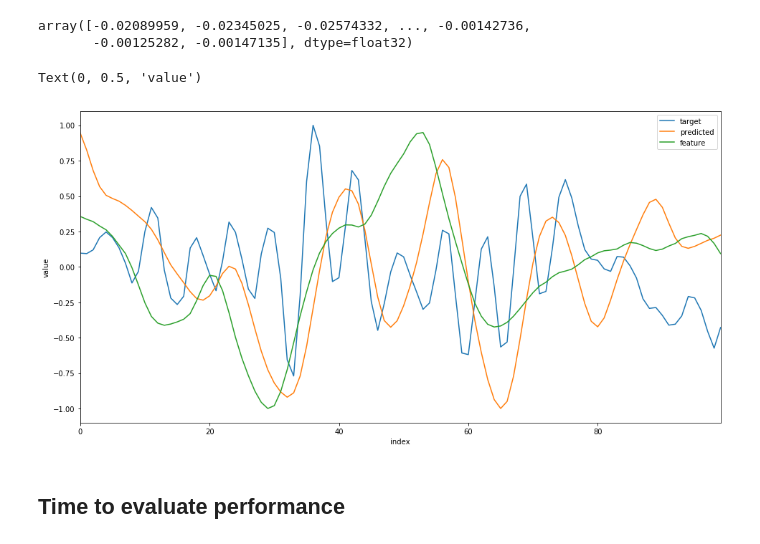
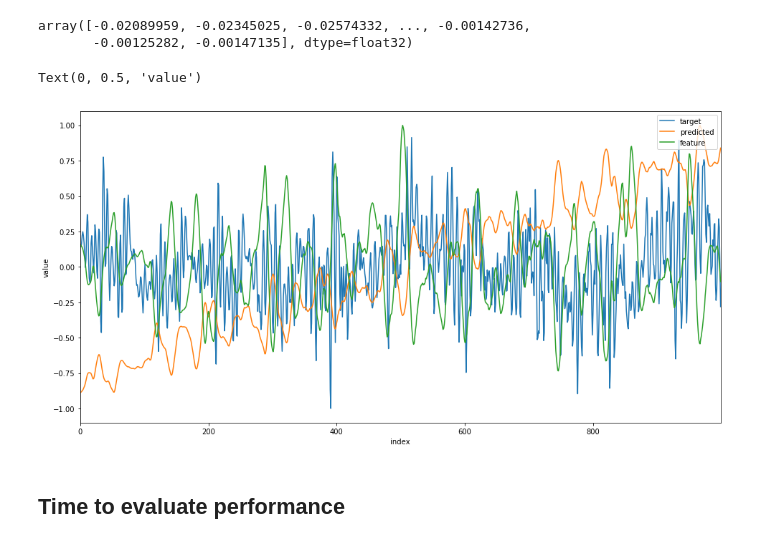
Before and after one commit to naissur/lextac-amp-modelling, a Jupyter notebook: mvp.ipynb, the cells around one changed output. Cells and saved outputs as stored; diff of their text form; code cells hidden in the pictures.

Commit message:
Trying to build a simple RNN model

```diff
--- a/mvp.ipynb
+++ b/mvp.ipynb
@@ -448,11 +468,12 @@ model
 # %% [output]
 <keras.engine.sequential.Sequential at 0x...>
 # %%
+from keras import optimizers
+
 # model.add(Reshape((1, 1), input_shape=(1,), batch_input_shape=(32,)))
 
-BATCH_SIZE = 100
-N_UNITS = 1
-
+BATCH_SIZE = 1
+N_UNITS = 16
 # keras.layers.GRU(units,
 #                  activation='tanh',
 #                  recurrent_activation='hard_sigmoid',
@@ -478,10 +499,13 @@ N_UNITS = 1
 #                   reset_after=False)
 
 # model.add(Reshape((1, 64), input_shape=(None, 64), batch_input_shape=(BATCH_SIZE, 1)))
-model.add(Reshape((1, N_WINDOW_POINTS), batch_input_shape=(BATCH_SIZE, N_WINDOW_POINTS)))
+# model.add(Reshape((1, N_WINDOW_POINTS), batch_input_shape=(BATCH_SIZE, N_WINDOW_POINTS)))
+# model.add(Reshape((N_WINDOW_POINTS, 1), batch_input_shape=(BATCH_SIZE, N_WINDOW_POINTS)))
+
+model.add(Reshape((N_WINDOW_POINTS, 1), batch_input_shape=(BATCH_SIZE, N_WINDOW_POINTS)))
 
 model.add(GRU(N_UNITS,
-          input_shape=(1, N_WINDOW_POINTS),
+          input_shape=(N_WINDOW_POINTS, 1),
           # batch_input_shape=(BATCH_SIZE, 1),
           stateful=True,
           # reset_after=True,
@@ -500,8 +524,11 @@ model.add(GRU(N_UNITS,
 #           input_shape=(None, 1),
 #           stateful=True))
 
-model.add(Dense(1, activation='tanh'))
-model.compile(loss='mse', optimizer='adam')
+model.add(Dense(1, activation=None))
+
+adam = optimizers.Adam(lr=0.1)
+
+model.compile(loss='mse', optimizer=adam)
 # %%
 # model.add(Dense(79, activation='relu'))
 # model.add(Dropout(0.5))
@@ -544,8 +571,8 @@ model.compile(loss='mse', optimizer='adam')
 # %%
 %%time
 
-N_SAMPLES = 88100
+N_SAMPLES = 8800
 # N_SAMPLES = 100
 
-history = model.fit(X_tr_f[:N_SAMPLES], y_tr_f[:N_SAMPLES], batch_size=BATCH_SIZE, epochs=4, verbose=1)
+history = model.fit(X_tr_f[:N_SAMPLES], y_tr_f[:N_SAMPLES], batch_size=BATCH_SIZE, epochs=1, verbose=1)
 # %% [output]
@@ -614,27 +635,27 @@ array([-0.02089959, -0.02345025, -0.02574332, ..., -0.00142736,
 # %%
 from scipy.signal import savgol_filter
 
 (fig, ax) = plt.subplots(figsize=(16, 8))
 
-I = 100
+I = 1000
 
 (pd.Series(normalize(y_tr_f[:I]))).plot.line(ax=ax, label='target')
 
 pred = pd.Series(predict(model, X_tr_f[:I]))
 pred = normalize(pred)
 
 pred.plot.line(ax=ax, label='predicted')
 
 pd.Series(normalize(np.array(list(map(lambda w: w[-1], X_tr_f[:I]))))).plot.line(ax=ax, label='feature')
 
 # pd.Series(savgol_filter(pred, 5, 3)).plot.line(ax=ax, label='savgol(predicted)')
 
 ax.legend(loc="upper right")
 ax.set_xlabel('index')
 ax.set_ylabel('value')
 # %% [output]
 Text(0, 0.5, 'value')
-[figure, old version]
+[figure, new version]
 # %% [markdown]
 ## Time to evaluate performance
 # %%
```
Also changed, not shown: parts of 7 cells of this notebook.
